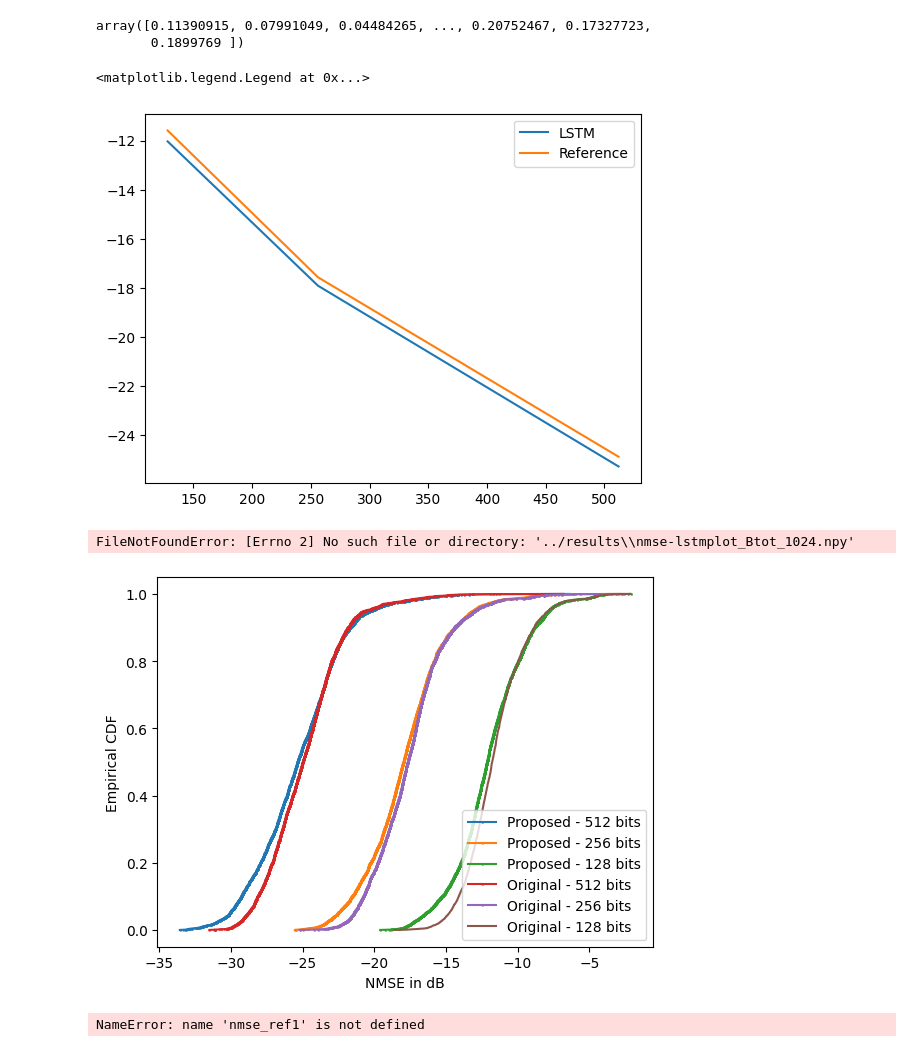
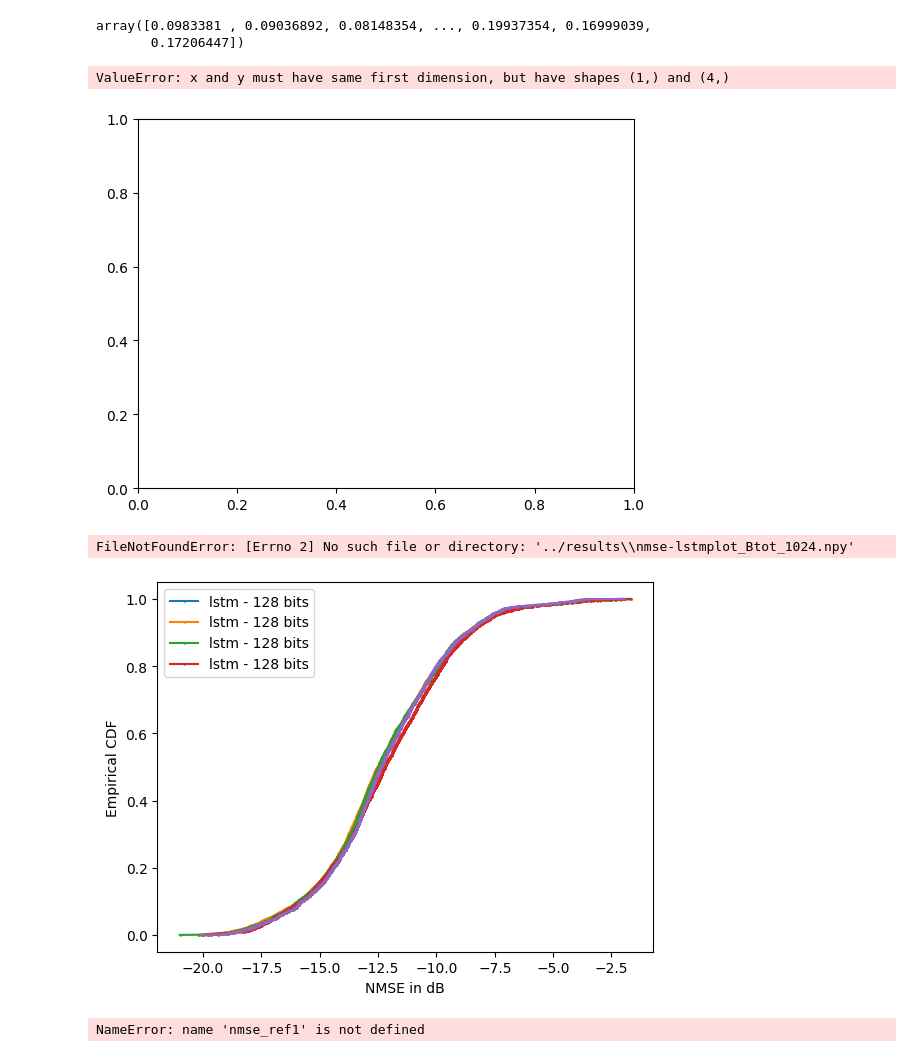
Before and after one commit to dziper/NonstaticCSI, a Jupyter notebook: project/plot_results.ipynb, the cells around one changed output. Cells and saved outputs as stored; diff of their text form; code cells hidden in the pictures.

Commit message:
Plots for the different models

```diff
--- a/project/plot_results.ipynb
+++ b/project/plot_results.ipynb
@@ -5,9 +5,11 @@ import os
 # %%
 save_path = f"../results"
 # %%
-Btot = [512, 256, 128]
+# Btot =[16, 32, 64, 128, 256, 512, 1024, 1536, 2048]
+Btot =[128]
+# Btot =[512, 1024, 1536]
 # %%
-name = "lstm_simulation"
+name = "lstm_pca200"
 nmse_lstm_mean = []
 nmse_lstms = []
 leg = []
@@ -15,29 +17,29 @@ for btot in Btot:
     nmse_lstm = np.load(os.path.join(save_path, f'nmse-{name}_Btot_{btot}.npy'))
     nmse_lstm_mean.append(np.mean(10 * np.log10(nmse_lstm)))
     nmse_lstms.append(nmse_lstm)
-    leg.append(f"Proposed - {btot} bits")
+    leg.append(f"{name} - {btot} bits")
 
-name = "reference"
+name2 = "lstm_pca80"
 nmse_ref_mean = []
 nmse_refs = []
 for btot in Btot:
-    nmse_ref = np.load(os.path.join(save_path, f'nmse-{name}_Btot_{btot}.npy'))
+    nmse_ref = np.load(os.path.join(save_path, f'nmse-{name2}_Btot_{btot}.npy'))
     nmse_ref_mean.append(np.mean(10*np.log10(nmse_ref)))
     nmse_refs.append(nmse_ref)
-    leg.append(f"Original - {btot} bits")
+    leg.append(f"{name2} - {btot} bits")
 # %%
 nmse_lstm
 # %% [output]
-array([0.11390915, 0.07991049, 0.04484265, ..., 0.20752467, 0.17327723,
-       0.1899769 ])
+array([0.0983381 , 0.09036892, 0.08148354, ..., 0.19937354, 0.16999039,
+       0.17206447])
 # %%
 import matplotlib.pyplot as plt
 plt.plot(Btot,nmse_lstm_mean)
 plt.plot(Btot,nmse_ref_mean)
-plt.legend(["LSTM","Reference"])
+plt.legend([name, name2])
 # %% [output]
-<matplotlib.legend.Legend at 0x...>
+ValueError: x and y must have same first dimension, but have shapes (1,) and (4,)
-[figure, old version]
+[figure, new version]
 # %%
 nmse_lstm = np.load(f'{save_path}\\nmse-{"lstmplot"}_Btot_{1024}.npy')
 nmse_ref = np.load(f'{save_path}\\nmse-{"reference"}_Btot_{1024}.npy')
@@ -68,7 +70,7 @@ for i in range(len(nmse_lstms)):
 plt.legend(leg)
 plt.savefig(os.path.join(save_path, f'cdf_allbits.png'), dpi=300)
 # %% [output]
-[figure, old version]
+[figure, new version]
 # %%
 plt.plot(nmse_ref1)
 plt.plot(nmse_ref2)
```
Also changed, not shown: parts of 1 cell of this notebook, 3 other files.
